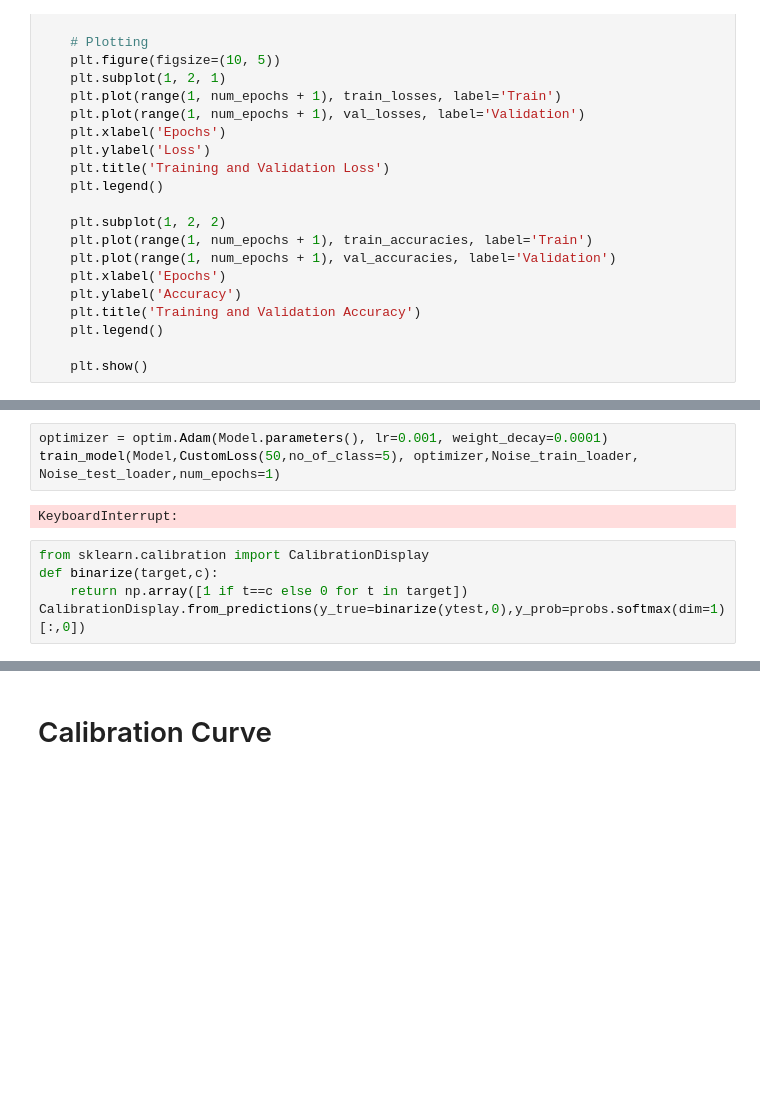
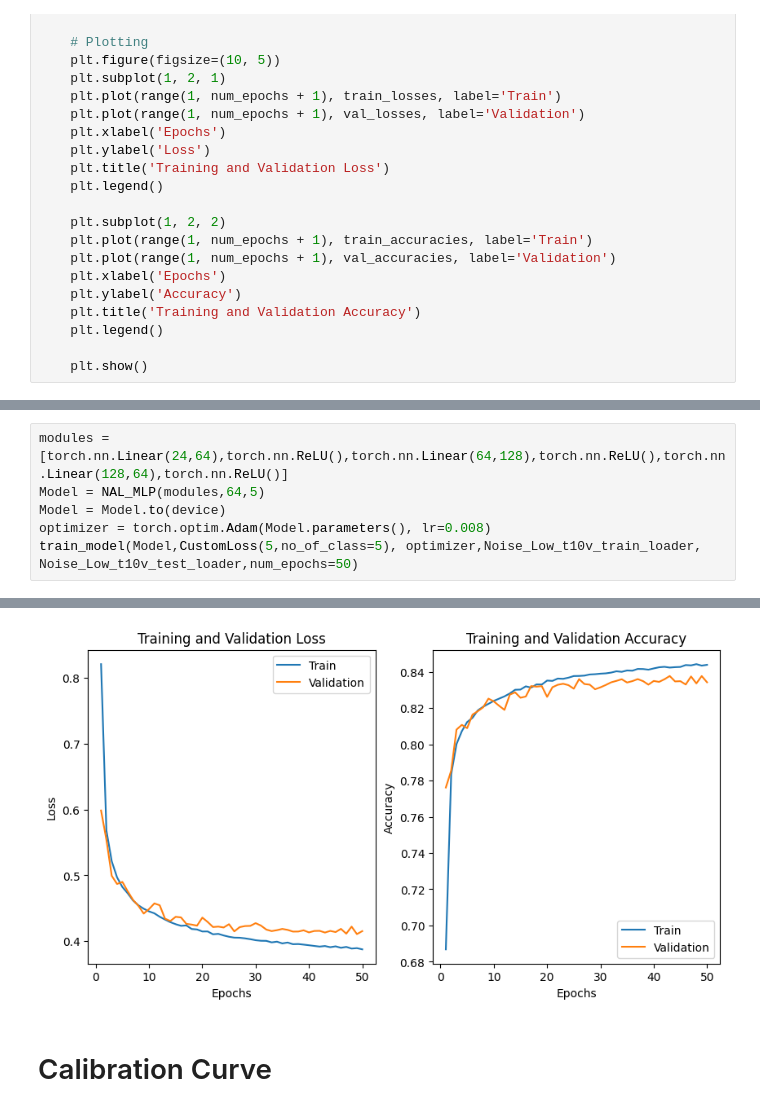
Before and after one commit to adityaahuja7/Advanced-Machine-Learning-CSE642-Assignments, a Jupyter notebook: Feature and Label Noise/Assignmen1_NAL.ipynb, the cells around one changed output, grey strips where cells are left out. Drawn from its saved outputs; the diff is of its cells as text; blank space fills up the shorter version.

```diff
--- a/Feature and Label Noise/Assignmen1_NAL.ipynb
+++ b/Feature and Label Noise/Assignmen1_NAL.ipynb
@@ -219,10 +253,7 @@ NAL_MLP(
-# %%
-optimizer = optim.Adam(Model.parameters(), lr=0.001, weight_decay=0.0001)
-train_model(Model,CustomLoss(50,no_of_class=5), optimizer,Noise_train_loader, Noise_test_loader,num_epochs=1)
-# %% [output]
-KeyboardInterrupt:
-# %%
-from sklearn.calibration import CalibrationDisplay
-def binarize(target,c):
-    return np.array([1 if t==c else 0 for t in target])
-CalibrationDisplay.from_predictions(y_true=binarize(ytest,0),y_prob=probs.softmax(dim=1)[:,0])
+# %%
+modules = [torch.nn.Linear(24,64),torch.nn.ReLU(),torch.nn.Linear(64,128),torch.nn.ReLU(),torch.nn.Linear(128,64),torch.nn.ReLU()]
+Model = NAL_MLP(modules,64,5)
+Model = Model.to(device)
+optimizer = torch.optim.Adam(Model.parameters(), lr=0.008)
+train_model(Model,CustomLoss(5,no_of_class=5), optimizer,Noise_Low_t10v_train_loader, Noise_Low_t10v_test_loader,num_epochs=50)
+# %% [output]
@@ -229,3 +277,4 @@ CalibrationDisplay.from_predictions(y_true=binarize(ytest,0),y_prob=probs.softma
+[figure, added]
 # %% [markdown]
 # Calibration Curve
 # %%
```
Also changed, not shown: parts of 15 cells of this notebook, 1 other file.
